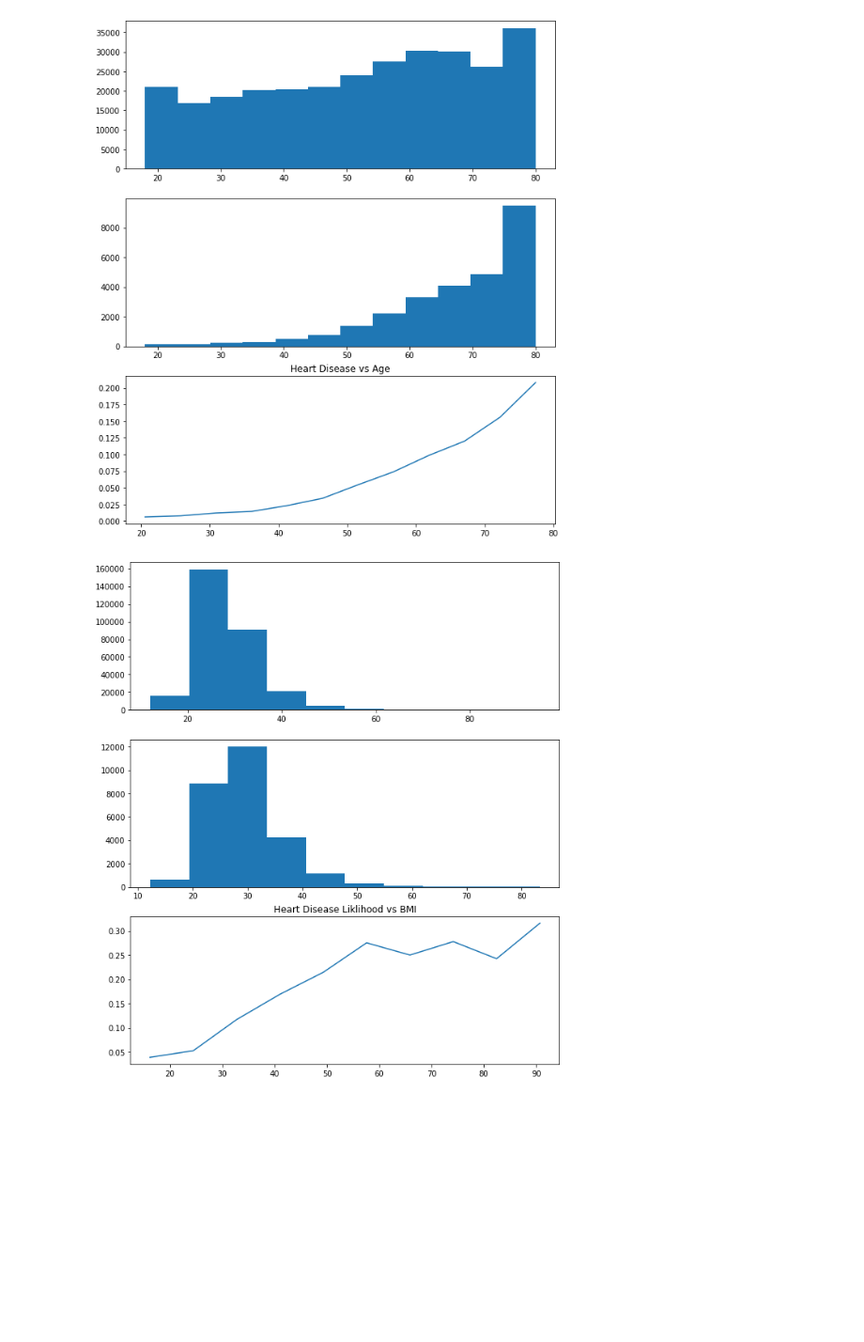
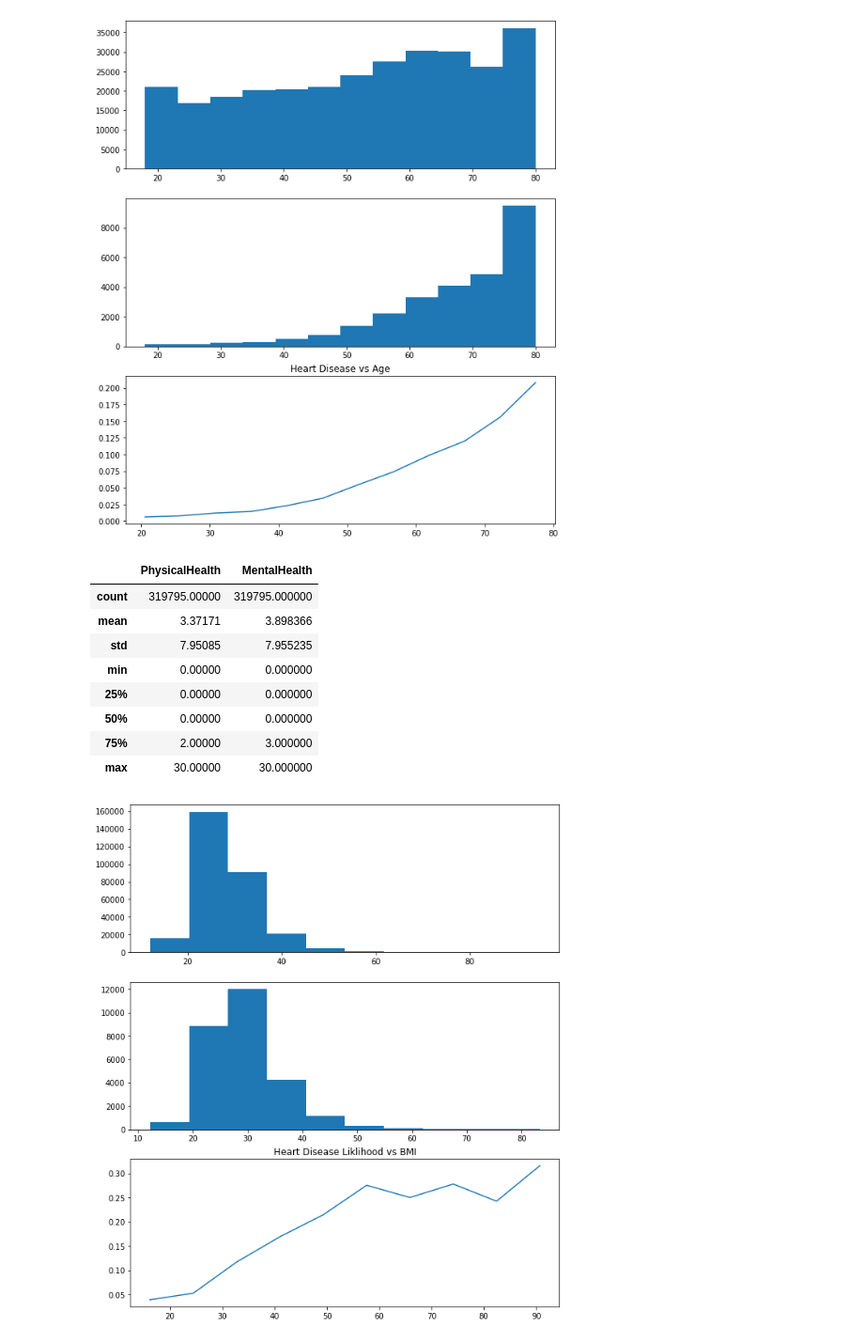
Before and after one commit to julialintern/intro_to_machine_learning, a Jupyter notebook: 03_Classification_heart.ipynb, the cells around one changed output. Shown at 94% size. Cells and saved outputs as stored; diff of their text form; code cells hidden in the pictures; blank space fills up the shorter version.

```diff
--- a/03_Classification_heart.ipynb
+++ b/03_Classification_heart.ipynb
@@ -354,4 +416,16 @@ plt.title('Heart Disease vs Age')
 # %% [output]
 Text(0.5, 1.0, 'Heart Disease vs Age')
 [figure]
+# %%
+df_num[['PhysicalHealth', 'MentalHealth']].describe()
+# %% [output]
+|  | PhysicalHealth | MentalHealth |
+| count | 319795.00000 | 319795.000000 |
+| mean | 3.37171 | 3.898366 |
+| std | 7.95085 | 7.955235 |
+| min | 0.00000 | 0.000000 |
+| 25% | 0.00000 | 0.000000 |
+| 50% | 0.00000 | 0.000000 |
+| 75% | 2.00000 | 3.000000 |
+| max | 30.00000 | 30.000000 |
 # %%
```
Also changed, not shown: parts of 104 cells of this notebook, 1 other file.
